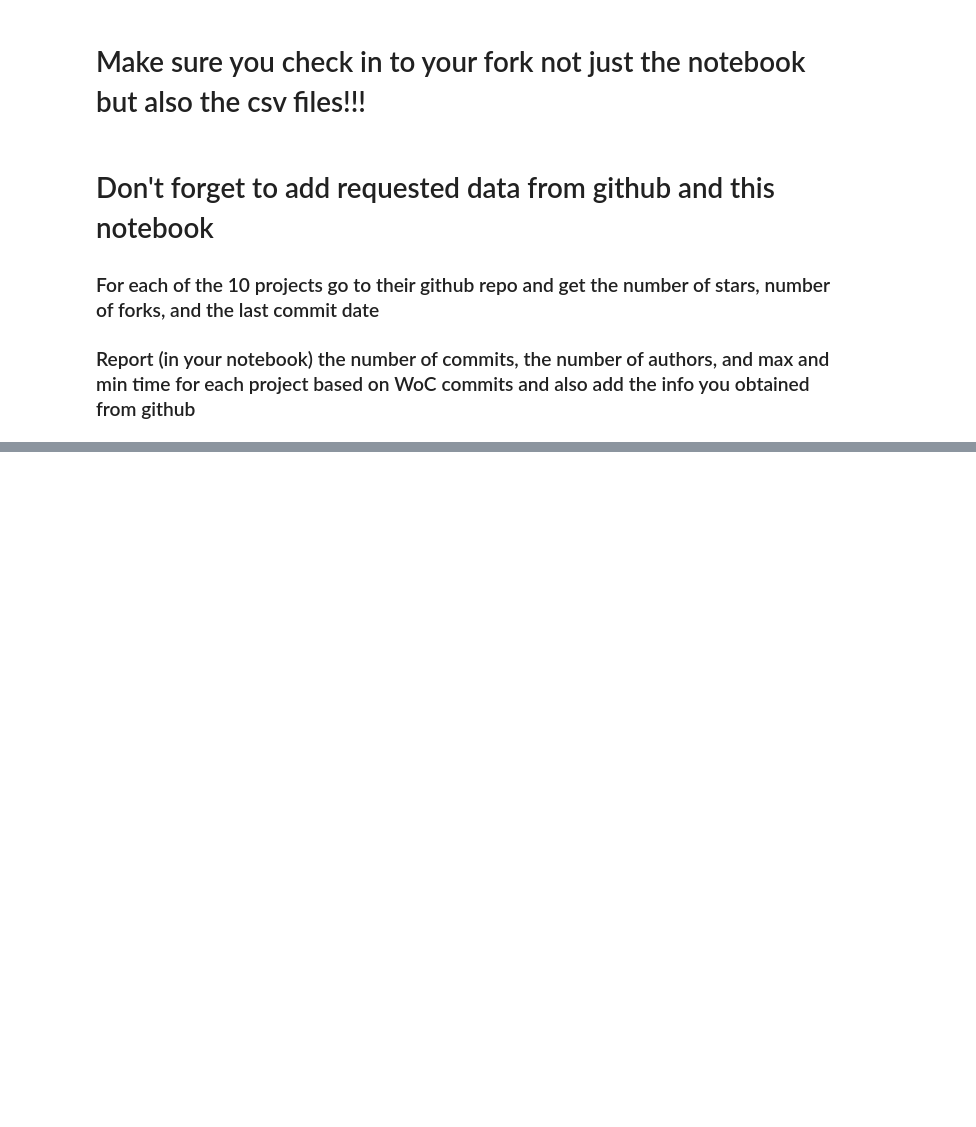
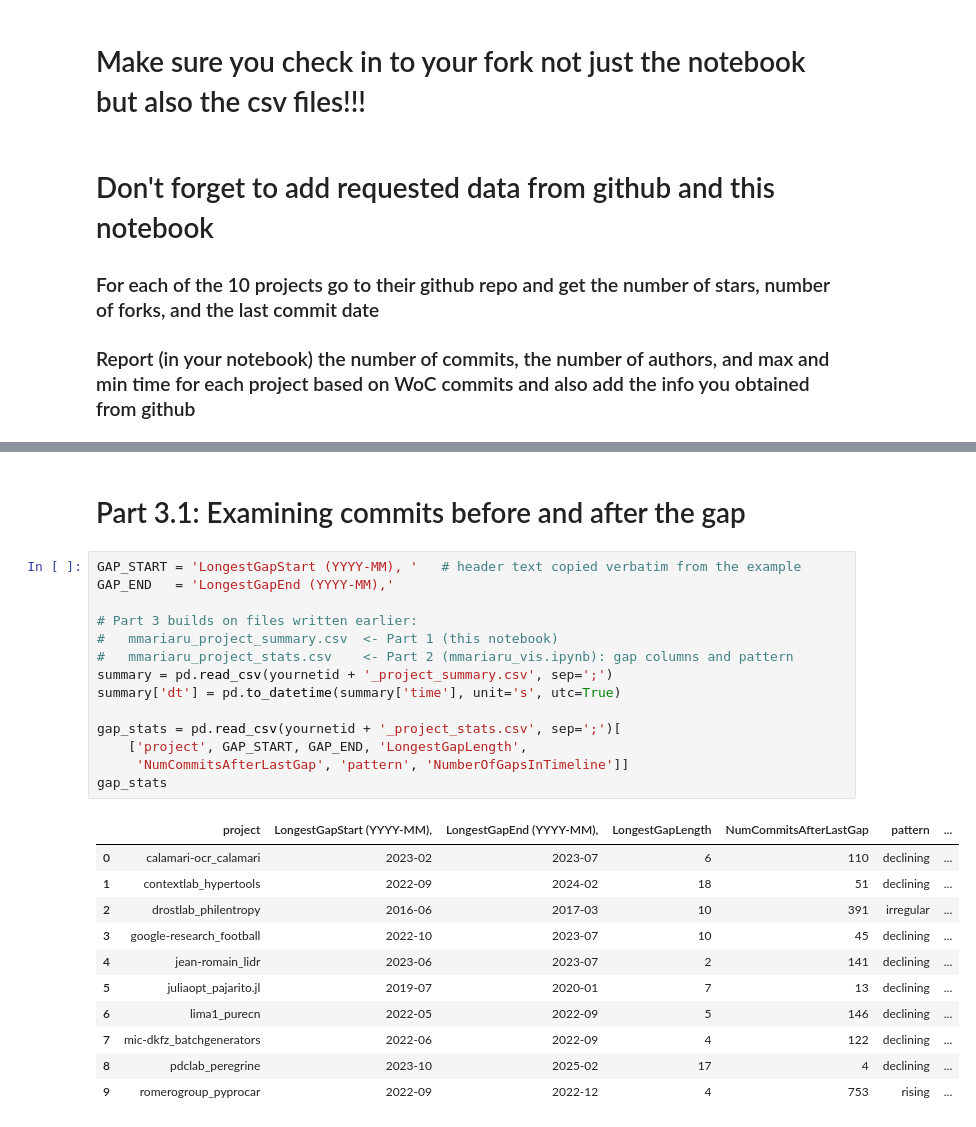
Before and after one commit to utk-cs445-fall26/MiniProject2, a Jupyter notebook: mmariaru.ipynb, the cells around one changed output, grey strips where cells are left out. Drawn from its saved outputs; the diff is of its cells as text; blank space fills up the shorter version.

```diff
--- a/mmariaru.ipynb
+++ b/mmariaru.ipynb
@@ -251,0 +254,28 @@ gh_stats
+# %% [markdown]
+# Part 3.1: Examining commits before and after the gap
+# %%
+GAP_START = 'LongestGapStart (YYYY-MM), '   # header text copied verbatim from the example
+GAP_END   = 'LongestGapEnd (YYYY-MM),'
+
+# Part 3 builds on files written earlier:
+#   mmariaru_project_summary.csv  <- Part 1 (this notebook)
+#   mmariaru_project_stats.csv    <- Part 2 (mmariaru_vis.ipynb): gap columns and pattern
+summary = pd.read_csv(yournetid + '_project_summary.csv', sep=';')
+summary['dt'] = pd.to_datetime(summary['time'], unit='s', utc=True)
+
+gap_stats = pd.read_csv(yournetid + '_project_stats.csv', sep=';')[
+    ['project', GAP_START, GAP_END, 'LongestGapLength',
+     'NumCommitsAfterLastGap', 'pattern', 'NumberOfGapsInTimeline']]
+gap_stats
+# %% [output]
+|  | project | LongestGapStart (YYYY-MM), | LongestGapEnd (YYYY-MM), | LongestGapLength | NumCommitsAfterLastGap | pattern | ... |
+| 0 | calamari-ocr_calamari | 2023-02 | 2023-07 | 6 | 110 | declining | ... |
+| 1 | contextlab_hypertools | 2022-09 | 2024-02 | 18 | 51 | declining | ... |
+| 2 | drostlab_philentropy | 2016-06 | 2017-03 | 10 | 391 | irregular | ... |
+| 3 | google-research_football | 2022-10 | 2023-07 | 10 | 45 | declining | ... |
+| 4 | jean-romain_lidr | 2023-06 | 2023-07 | 2 | 141 | declining | ... |
+| 5 | juliaopt_pajarito.jl | 2019-07 | 2020-01 | 7 | 13 | declining | ... |
+| 6 | lima1_purecn | 2022-05 | 2022-09 | 5 | 146 | declining | ... |
+| 7 | mic-dkfz_batchgenerators | 2022-06 | 2022-09 | 4 | 122 | declining | ... |
+| 8 | pdclab_peregrine | 2023-10 | 2025-02 | 17 | 4 | declining | ... |
+| 9 | romerogroup_pyprocar | 2022-09 | 2022-12 | 4 | 753 | rising | ... |
```
Also changed, not shown: parts of 14 cells of this notebook, 35 other files.
